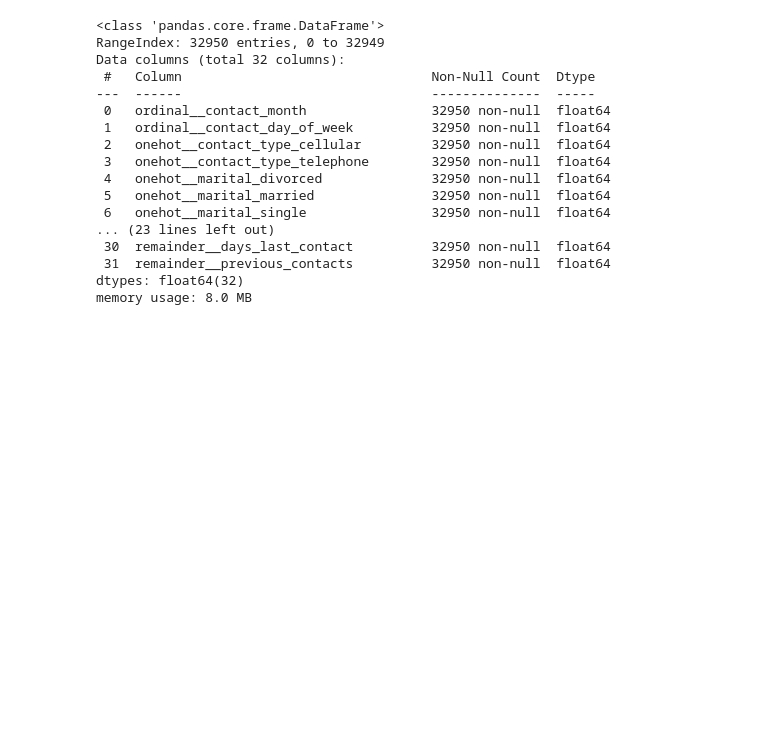
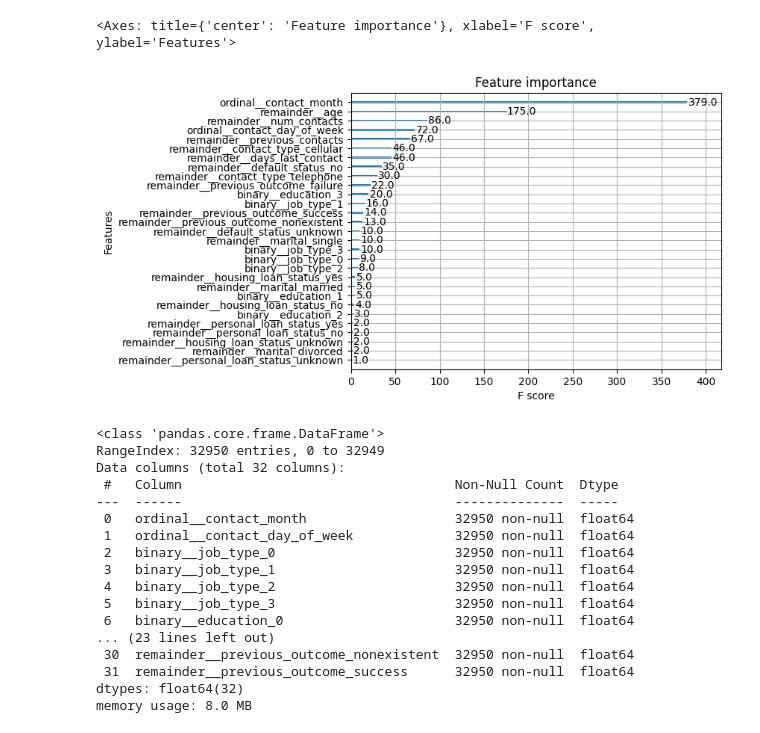
Before and after one commit to yewjung/xgb, a Jupyter notebook: xgb.ipynb, the cells around one changed output. Cells and saved outputs as stored; diff of their text form; code cells hidden in the pictures; blank space fills up the shorter version.

```diff
--- a/xgb.ipynb
+++ b/xgb.ipynb
@@ -19,3 +34,24 @@ df.head()
+# %%
+from sklearn.preprocessing import OneHotEncoder
+import pandas as pd
+
+# Create an instance of OneHotEncoder
+encoder = OneHotEncoder()
+
+# Select the columns to encode
+one_hot_columns = ['contact_type', 'marital', 'default_status', 'housing_loan_status', 'personal_loan_status', 'previous_outcome']
+
+# Extract the selected columns from the DataFrame
+data_to_encode = df[one_hot_columns]
+
+# Transform the selected columns using the encoder
+encoded_data = encoder.fit_transform(data_to_encode).toarray()
+
+# Create a new DataFrame with the encoded data
+encoded_df = pd.DataFrame(encoded_data, columns=encoder.get_feature_names_out(one_hot_columns))
+
+# Concatenate the encoded DataFrame with the original DataFrame
+df = pd.concat([df.drop(one_hot_columns, axis=1), encoded_df], axis=1)
 # %%
 from sklearn.model_selection import train_test_split
 
@@ -87,15 +228,17 @@ opt.best_estimator_.steps
 # %%
 from xgboost import plot_importance
 
 xgboost_step = opt.best_estimator_.steps[1]
 xgboost_model = xgboost_step[1]
-xgboost_model.get_booster().feature_names = ct.get_feature_names_out().tolist()
+xgboost_model.get_booster().feature_names = opt.best_estimator_.named_steps.preprocess.get_feature_names_out().tolist()
 plot_importance(xgboost_model)
+# %% [output]
+<Axes: title={'center': 'Feature importance'}, xlabel='F score', ylabel='Features'>
+[figure, added]
 # %%
 ct = ColumnTransformer(
         transformers=[
             ('ordinal', ordinal_encoder, ordinal_columns),
-            ('onehot', one_hot_encoder, one_hot_columns),
             ('binary', lbl_bin_encoder, lbl_bin_columns),
         ],
         remainder='passthrough'
@@ -111,18 +254,18 @@ d.info()
 <class 'pandas.core.frame.DataFrame'>
 RangeIndex: 32950 entries, 0 to 32949
 Data columns (total 32 columns):
- #   Column                                Non-Null Count  Dtype
----  ------                                --------------  -----
- 0   ordinal__contact_month                32950 non-null  float64
- 1   ordinal__contact_day_of_week          32950 non-null  float64
- 2   onehot__contact_type_cellular         32950 non-null  float64
- 3   onehot__contact_type_telephone        32950 non-null  float64
- 4   onehot__marital_divorced              32950 non-null  float64
- 5   onehot__marital_married               32950 non-null  float64
- 6   onehot__marital_single                32950 non-null  float64
+ #   Column                                   Non-Null Count  Dtype
+---  ------                                   --------------  -----
+ 0   ordinal__contact_month                   32950 non-null  float64
+ 1   ordinal__contact_day_of_week             32950 non-null  float64
+ 2   binary__job_type_0                       32950 non-null  float64
+ 3   binary__job_type_1                       32950 non-null  float64
+ 4   binary__job_type_2                       32950 non-null  float64
+ 5   binary__job_type_3                       32950 non-null  float64
+ 6   binary__education_0                      32950 non-null  float64
 ... (23 lines left out)
- 30  remainder__days_last_contact          32950 non-null  float64
- 31  remainder__previous_contacts          32950 non-null  float64
+ 30  remainder__previous_outcome_nonexistent  32950 non-null  float64
+ 31  remainder__previous_outcome_success      32950 non-null  float64
 dtypes: float64(32)
 memory usage: 8.0 MB
 # %%
```
Also changed, not shown: parts of 10 cells of this notebook, 1 other file.
